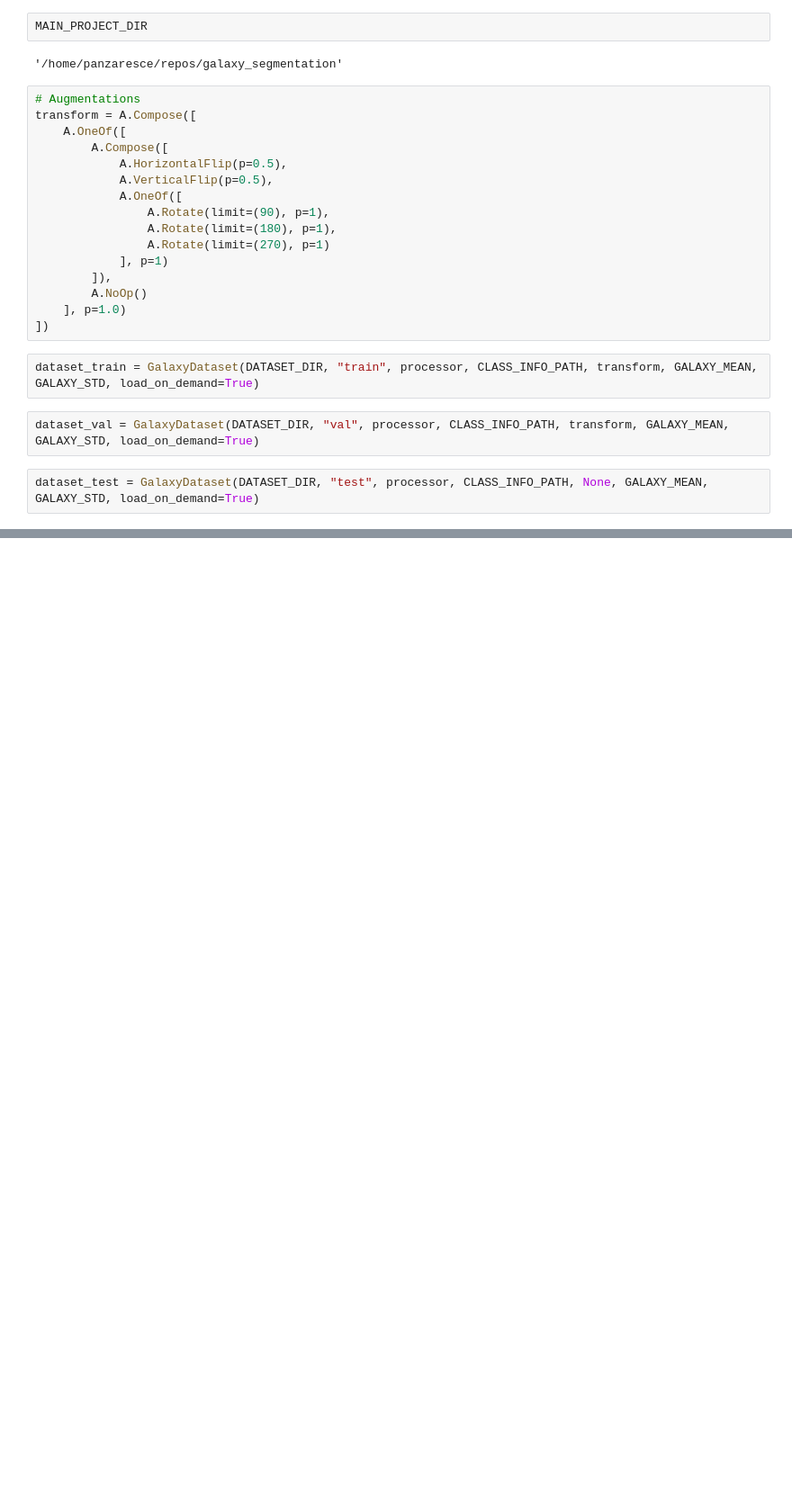
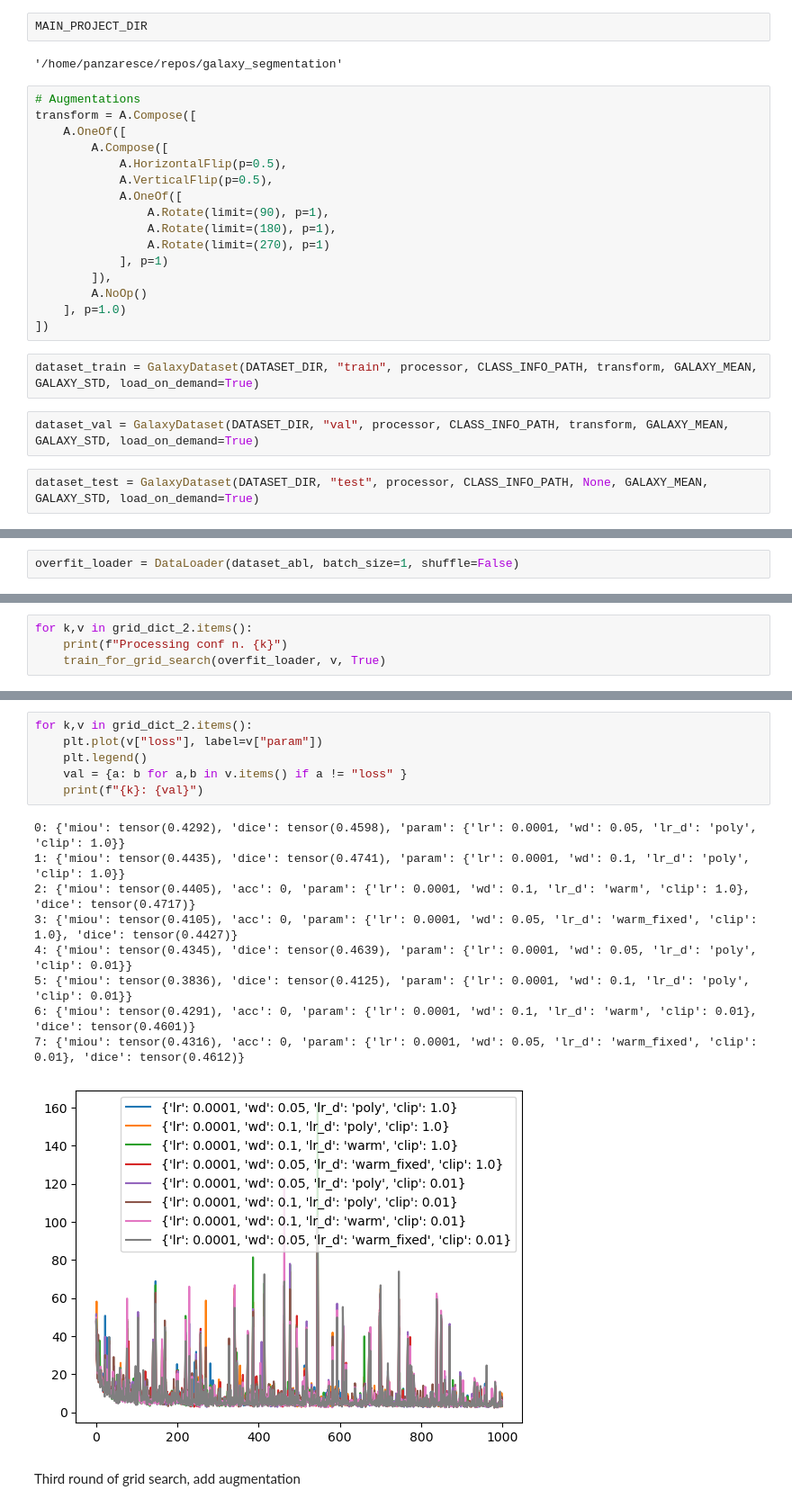
Before and after one commit to PanzaResce/galaxy_segmentation, a Jupyter notebook: notebooks/train_segmentation.ipynb, the cells around one changed output, grey strips where cells are left out. Shown: that part at 90% size. Drawn from its saved outputs; the diff is of its cells as text; blank space fills up the shorter version.

```diff
--- a/notebooks/train_segmentation.ipynb
+++ b/notebooks/train_segmentation.ipynb
@@ -104,0 +247,2 @@ test_dataloader = DataLoader(dataset_test, batch_size=batch_size, shuffle=True)
+# %%
+overfit_loader = DataLoader(dataset_abl, batch_size=1, shuffle=False)
@@ -104,0 +471,4 @@ test_dataloader = DataLoader(dataset_test, batch_size=batch_size, shuffle=True)
+# %%
+for k,v in grid_dict_2.items():
+    print(f"Processing conf n. {k}")
+    train_for_grid_search(overfit_loader, v, True)
@@ -104,0 +528,18 @@ test_dataloader = DataLoader(dataset_test, batch_size=batch_size, shuffle=True)
+# %%
+for k,v in grid_dict_2.items():
+    plt.plot(v["loss"], label=v["param"])
+    plt.legend()
+    val = {a: b for a,b in v.items() if a != "loss" }
+    print(f"{k}: {val}")
+# %% [output]
+0: {'miou': tensor(0.4292), 'dice': tensor(0.4598), 'param': {'lr': 0.0001, 'wd': 0.05, 'lr_d': 'poly', 'clip': 1.0}}
+1: {'miou': tensor(0.4435), 'dice': tensor(0.4741), 'param': {'lr': 0.0001, 'wd': 0.1, 'lr_d': 'poly', 'clip': 1.0}}
+2: {'miou': tensor(0.4405), 'acc': 0, 'param': {'lr': 0.0001, 'wd': 0.1, 'lr_d': 'warm', 'clip': 1.0}, 'dice': tensor(0.4717)}
+3: {'miou': tensor(0.4105), 'acc': 0, 'param': {'lr': 0.0001, 'wd': 0.05, 'lr_d': 'warm_fixed', 'clip': 1.0}, 'dice': tensor(0.4427)}
+4: {'miou': tensor(0.4345), 'dice': tensor(0.4639), 'param': {'lr': 0.0001, 'wd': 0.05, 'lr_d': 'poly', 'clip': 0.01}}
+5: {'miou': tensor(0.3836), 'dice': tensor(0.4125), 'param': {'lr': 0.0001, 'wd': 0.1, 'lr_d': 'poly', 'clip': 0.01}}
+6: {'miou': tensor(0.4291), 'acc': 0, 'param': {'lr': 0.0001, 'wd': 0.1, 'lr_d': 'warm', 'clip': 0.01}, 'dice': tensor(0.4601)}
+7: {'miou': tensor(0.4316), 'acc': 0, 'param': {'lr': 0.0001, 'wd': 0.05, 'lr_d': 'warm_fixed', 'clip': 0.01}, 'dice': tensor(0.4612)}
+[figure, added]
+# %% [markdown]
+Third round of grid search, add augmentation
```
Also changed, not shown: parts of 30 cells of this notebook, 2 other files.
